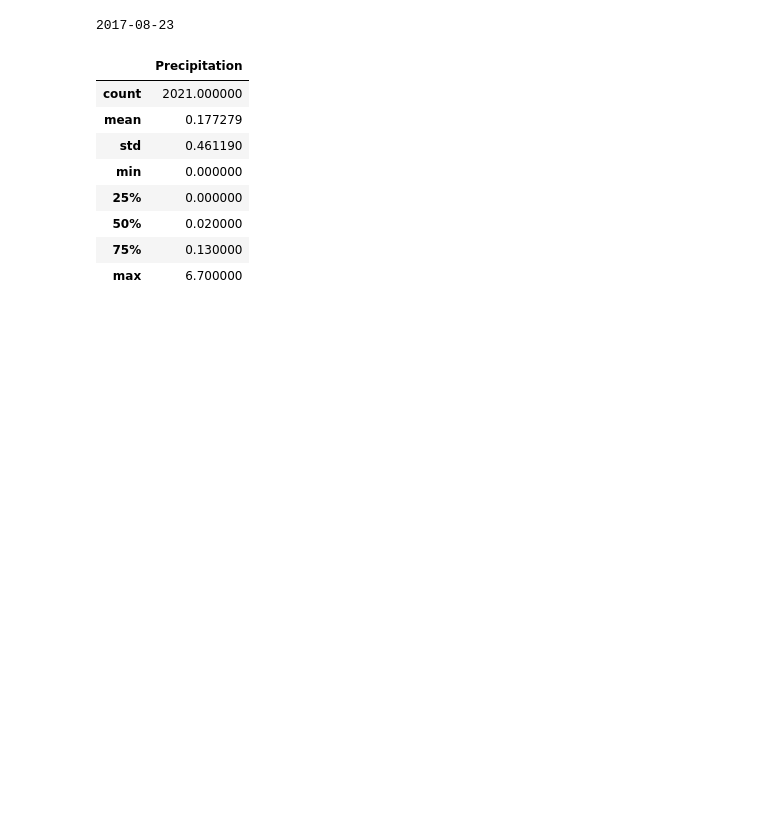
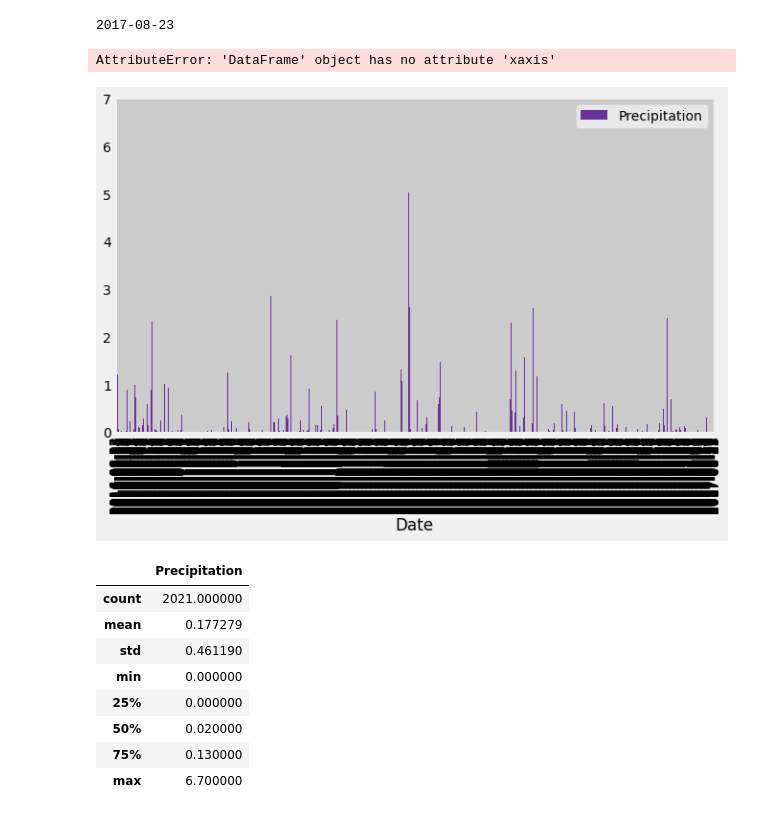
Before and after one commit to pspitzer86/SQLAlchemy-Challenge, a Jupyter notebook: WeatherPy2.ipynb, the cells around one changed output. Cells and saved outputs as stored; diff of their text form; code cells hidden in the pictures; blank space fills up the shorter version.

```diff
--- a/WeatherPy2.ipynb
+++ b/WeatherPy2.ipynb
@@ -68,41 +68,44 @@ print(recent_date)
 # %%
 # Design a query to retrieve the last 12 months of precipitation data and plot the results.
 # Starting from the most recent data point in the database.
 # Calculate the date one year from the last date in data set.
 
 split_date = recent_date.split('-')
 
 query_date = dt.date(int(split_date[0]), int(split_date[1]), int(split_date[2])) - dt.timedelta(days=365)
 
 # Perform a query to retrieve the data and precipitation scores, ordered by date
 
 rain_year = session.query(Measurement.date, Measurement.prcp).\
         filter(Measurement.date <= recent_date).\
         filter(Measurement.date >= query_date).\
         order_by(Measurement.date).all()
 
 # Save the query results as a Pandas DataFrame and set the index to the date column
 
 rain_df = pd.DataFrame(rain_year, columns=['Date', 'Precipitation'])
 rain_df.set_index('Date', inplace=True)
 rain_fixed = rain_df.dropna()
 
 # Use Pandas Plotting with Matplotlib to plot the data
 
-#dates = rain_fixed.index.to_list()
-#ticks = dates[::30]
-
-#rain_fixed.plot.bar()
-#plt.title('Precipitation in HI from Aug 2016 thru Aug 2017')
-#plt..xlabel('Date')
-#plt.ylabel('Inches')
-#plt.xticks(ticks)
+rain_fixed.plot.bar(color = 'rebeccapurple', figsize = (10,6))
+ax.xaxis.set_ticklabels(rain_fixed.index.values[::200])
+ax.xaxis.set_ticks(rain_fixed.index[::200])
+plt.title('Precipitation in HI from Aug 2016 thru Aug 2017')
+plt.xlabel('Date')
+plt.ylabel('Inches')
+plt.xticks(font = 12, rot = 90)
+plt.yticks(font = 12)
 
 #output_image = f'Output/Rain_HI.png'
 #plt.tight_layout()
 #plt.savefig(output_image)
 
-#plt.show()
+plt.show()
+# %% [output]
+AttributeError: 'DataFrame' object has no attribute 'xaxis'
+[figure, added]
 # %%
 # Use Pandas to calcualte the summary statistics for the precipitation data
 
```
Also changed, not shown: parts of 2 cells of this notebook, 1 other file.
